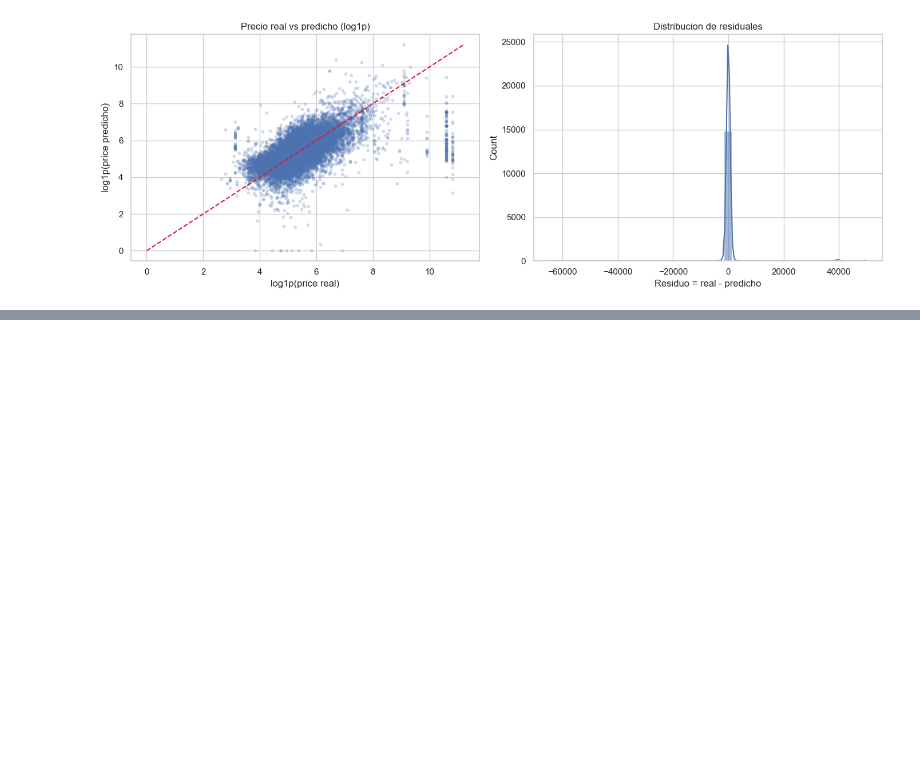
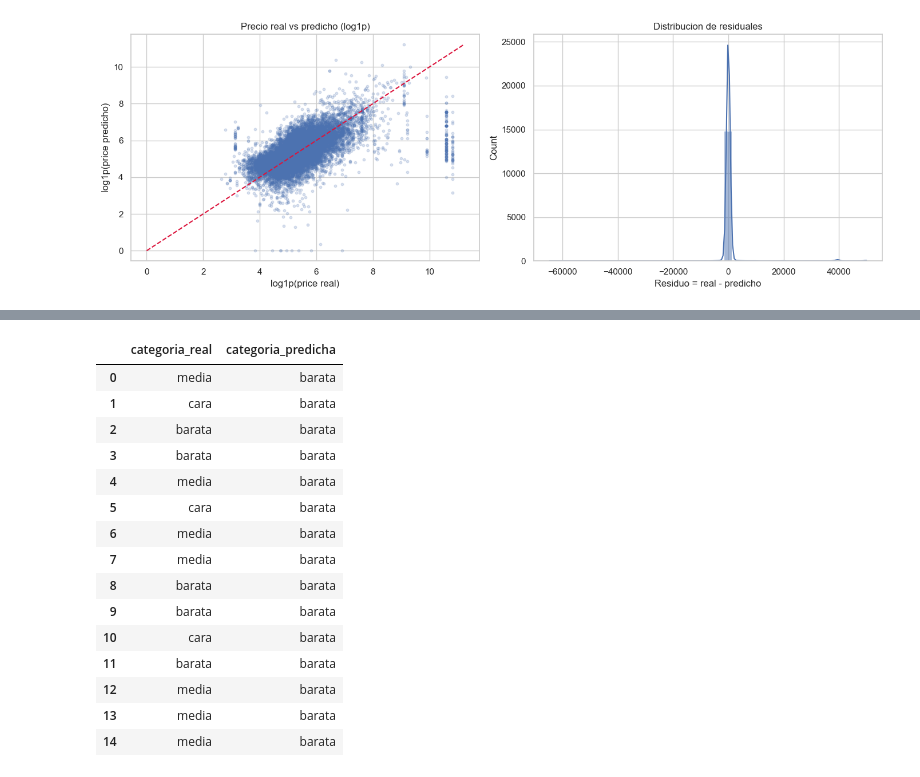
Before and after one commit to nicoCT04/lab5-MD, a Jupyter notebook: lab5_naive_bayes.ipynb, the cells around one changed output, grey strips where cells are left out. Saved outputs shown, nothing was run; the diff lists cells and outputs as text; code cells hidden in the pictures; blank space fills up the shorter version.

```diff
--- a/lab5_naive_bayes.ipynb
+++ b/lab5_naive_bayes.ipynb
@@ -288,0 +349,19 @@ Lectura rapida:
+# %%
+train_price_for_bins = y_price.loc[X_train.index]
+q1, q2 = train_price_for_bins.quantile([1 / 3, 2 / 3])
+
+df_model["price_category"] = pd.cut(
+    df_model["price_num"],
+    bins=[-np.inf, q1, q2, np.inf],
+    labels=["barata", "media", "cara"],
+    include_lowest=True,
+)
+
+y_class = df_model["price_category"]
+y_train_class = y_class.loc[X_train.index]
+y_test_class = y_class.loc[X_test.index]
+
+print(f"Corte 1 (barata/media): {q1:.2f}")
+print(f"Corte 2 (media/cara): {q2:.2f}")
+
+display(y_class.value_counts().to_frame(name="conteo"))
@@ -288,0 +376,35 @@ Lectura rapida:
+# %%
+classification_imputer = SimpleImputer(strategy="median")
+X_train_cls_imp = classification_imputer.fit_transform(X_train)
+X_test_cls_imp = classification_imputer.transform(X_test)
+
+nb_classifier = GaussianNB()
+nb_classifier.fit(X_train_cls_imp, y_train_class)
+
+y_pred_class = nb_classifier.predict(X_test_cls_imp)
+
+classification_preview = pd.DataFrame(
+    {
+        "categoria_real": y_test_class.values,
+        "categoria_predicha": y_pred_class,
+    }
+)
+
+display(classification_preview.head(15))
+# %% [output]
+|  | categoria_real | categoria_predicha |
+| 0 | media | barata |
+| 1 | cara | barata |
+| 2 | barata | barata |
+| 3 | barata | barata |
+| 4 | media | barata |
+| 5 | cara | barata |
+| 6 | media | barata |
+| 7 | media | barata |
+| 8 | barata | barata |
+| 9 | barata | barata |
+| 10 | cara | barata |
+| 11 | barata | barata |
+| 12 | media | barata |
+| 13 | media | barata |
+| 14 | media | barata |
```
Also changed, not shown: parts of 13 cells of this notebook.
